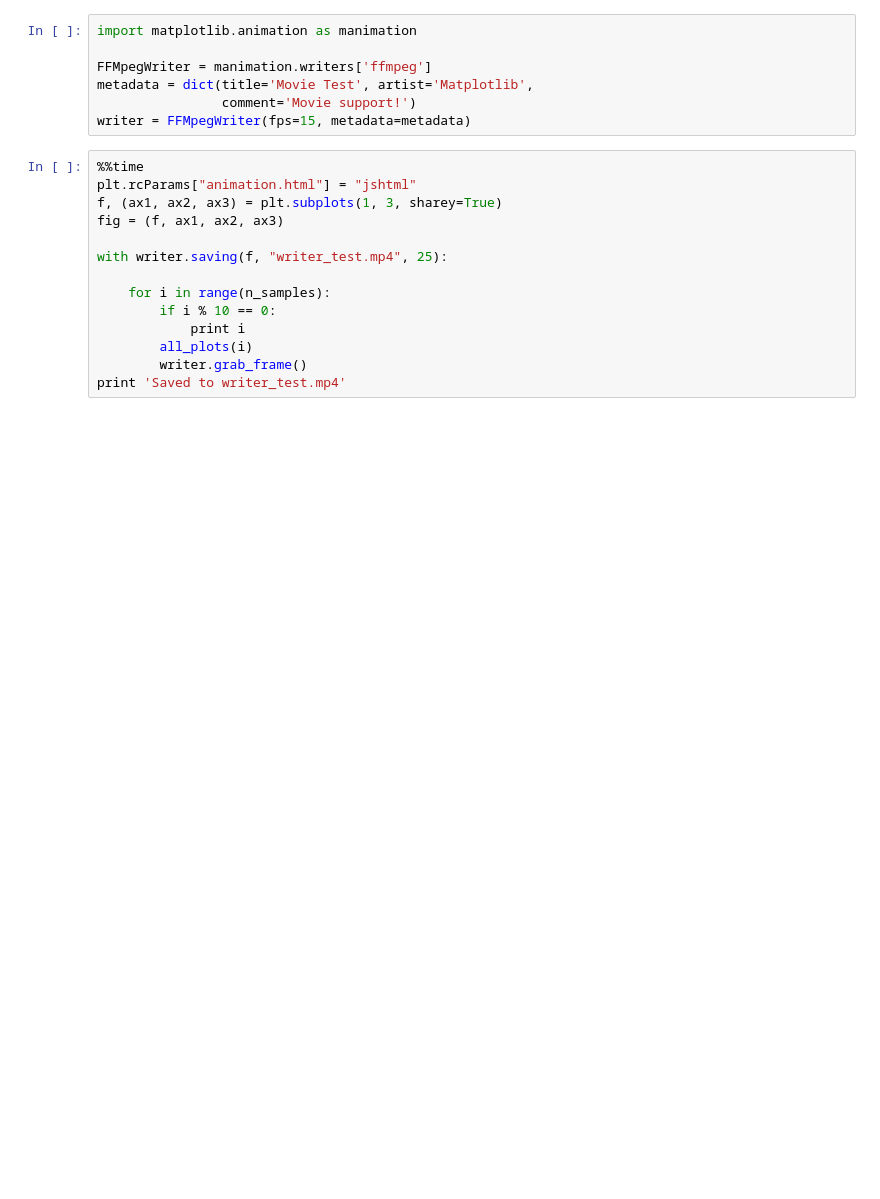
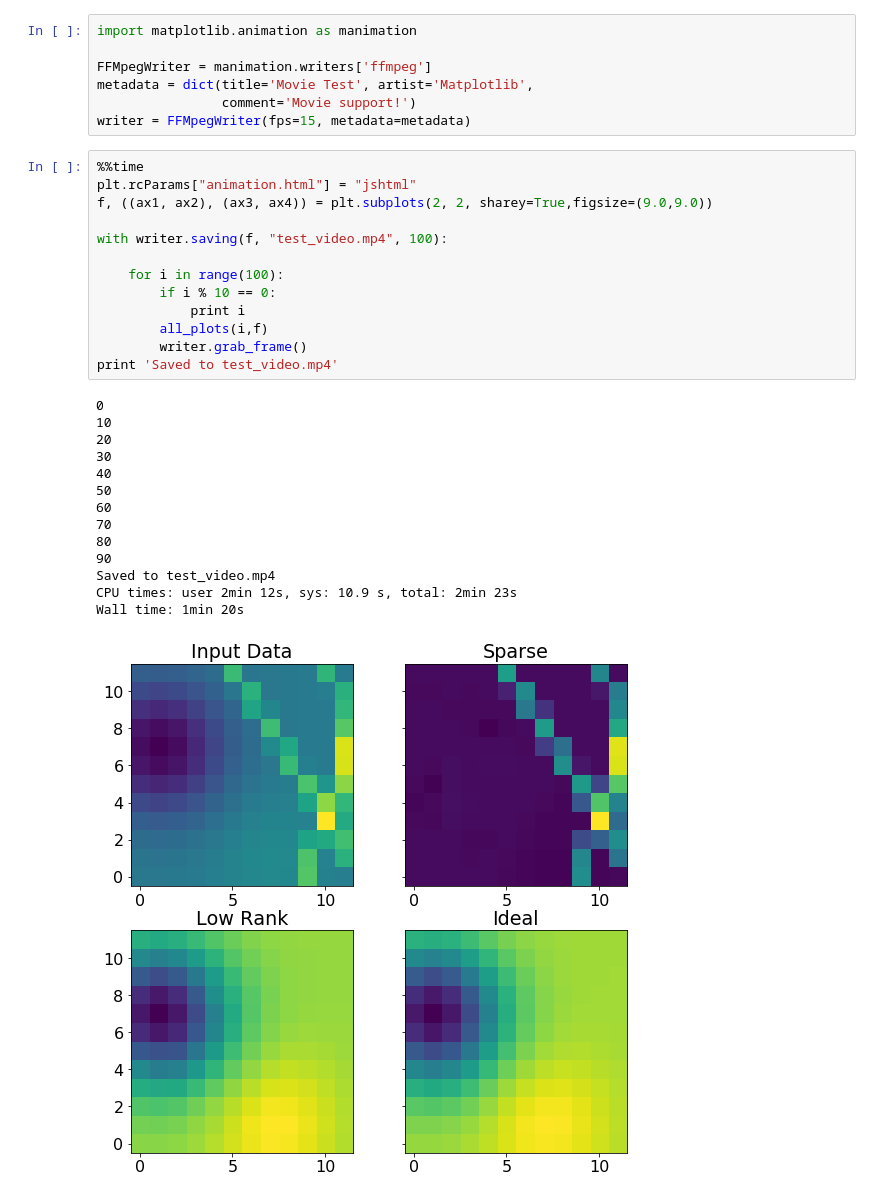
Before and after one commit to benjaminpope/cosmicpca, a Jupyter notebook: notebooks/tess_cosmics.ipynb, the cells around one changed output. Saved outputs shown, nothing was run; the diff lists cells and outputs as text; blank space fills up the shorter version.

Commit message:
writes video

```diff
--- a/notebooks/tess_cosmics.ipynb
+++ b/notebooks/tess_cosmics.ipynb
@@ -215,14 +218,28 @@ writer = FFMpegWriter(fps=15, metadata=metadata)
 # %%
 %%time
 plt.rcParams["animation.html"] = "jshtml"
-f, (ax1, ax2, ax3) = plt.subplots(1, 3, sharey=True)
-fig = (f, ax1, ax2, ax3)
+f, ((ax1, ax2), (ax3, ax4)) = plt.subplots(2, 2, sharey=True,figsize=(9.0,9.0))
 
-with writer.saving(f, "writer_test.mp4", 25):
+with writer.saving(f, "test_video.mp4", 100):
 
-    for i in range(n_samples):
+    for i in range(100):
         if i % 10 == 0:
             print i
-        all_plots(i)
+        all_plots(i,f)
         writer.grab_frame()
-print 'Saved to writer_test.mp4'
+print 'Saved to test_video.mp4'
+# %% [output]
+0
+10
+20
+30
+40
+50
+60
+70
+80
+90
+Saved to test_video.mp4
+CPU times: user 2min 12s, sys: 10.9 s, total: 2min 23s
+Wall time: 1min 20s
+[figure, added]
```
Also changed, not shown: parts of 6 cells of this notebook, 1 other file.
